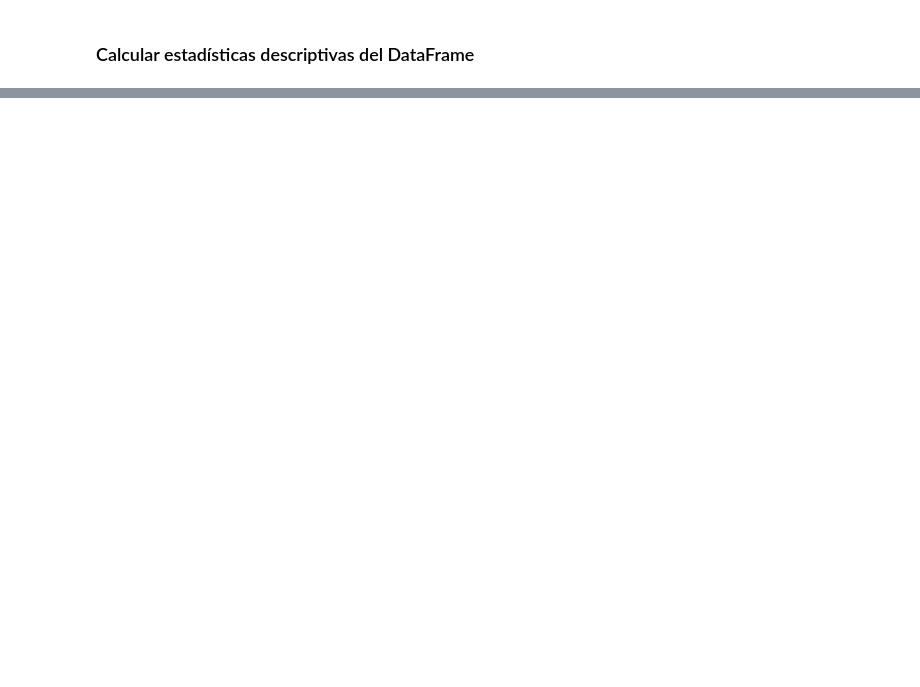
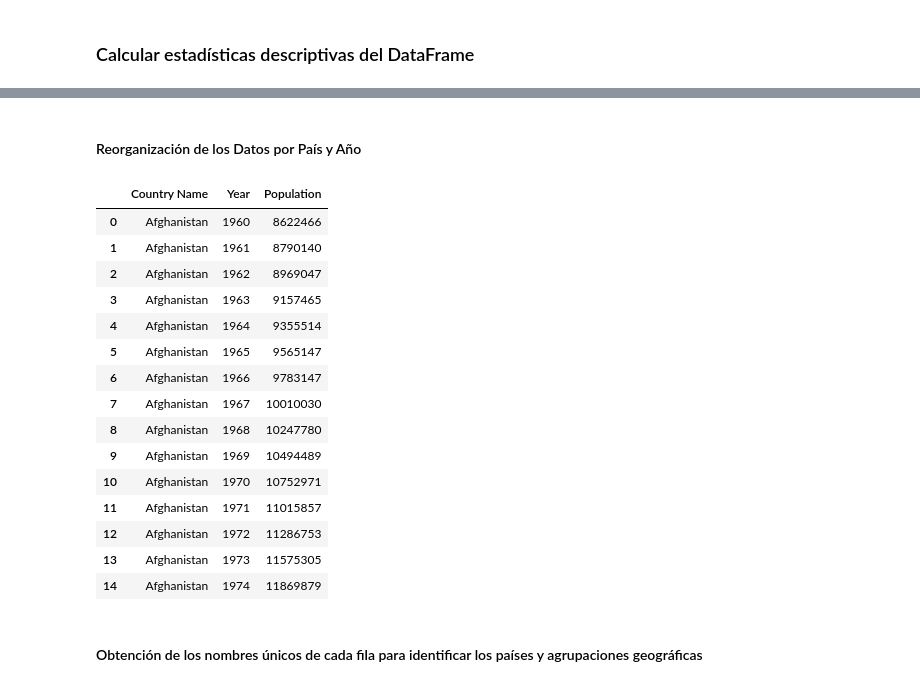
Before and after one commit to Bootcamp-IA-P4/world-population-migration-eda, a Jupyter notebook: population_eda.ipynb, the cells around one changed output, grey strips where cells are left out. Drawn from its saved outputs; the diff is of its cells as text; code cells hidden in the pictures; blank space fills up the shorter version.

```diff
--- a/population_eda.ipynb
+++ b/population_eda.ipynb
@@ -12,6 +12,9 @@ import seaborn as sns
 
 # Configuramos las gráficas
 plt.style.use('seaborn-v0_8')
+
+# Configurar pandas para mostrar números completos sin notación científica
+pd.set_option('display.float_format', '{:.0f}'.format)
 # %% [markdown]
 <h3> Cargar el dataset </h3>
 # %%
@@ -119,0 +174,30 @@ None
+# %% [markdown]
+#### Reorganización de los Datos por País y Año
+# %%
+# Ordenar el dataframe primero por país y luego por año
+df_long = df_long.sort_values(by=['Country Name', 'Year'])
+
+# Resetear los índices para que sean consecutivos
+df_long = df_long.reset_index(drop=True)
+
+# Mostrar las primeras 15 filas para verificar la nueva organización
+df_long.head(15)
+# %% [output]
+|  | Country Name | Year | Population |
+| 0 | Afghanistan | 1960 | 8622466 |
+| 1 | Afghanistan | 1961 | 8790140 |
+| 2 | Afghanistan | 1962 | 8969047 |
+| 3 | Afghanistan | 1963 | 9157465 |
+| 4 | Afghanistan | 1964 | 9355514 |
+| 5 | Afghanistan | 1965 | 9565147 |
+| 6 | Afghanistan | 1966 | 9783147 |
+| 7 | Afghanistan | 1967 | 10010030 |
+| 8 | Afghanistan | 1968 | 10247780 |
+| 9 | Afghanistan | 1969 | 10494489 |
+| 10 | Afghanistan | 1970 | 10752971 |
+| 11 | Afghanistan | 1971 | 11015857 |
+| 12 | Afghanistan | 1972 | 11286753 |
+| 13 | Afghanistan | 1973 | 11575305 |
+| 14 | Afghanistan | 1974 | 11869879 |
+# %% [markdown]
+#### Obtención de los nombres únicos de cada fila para identificar los países y agrupaciones geográficas
```
Also changed, not shown: parts of 24 cells of this notebook.
